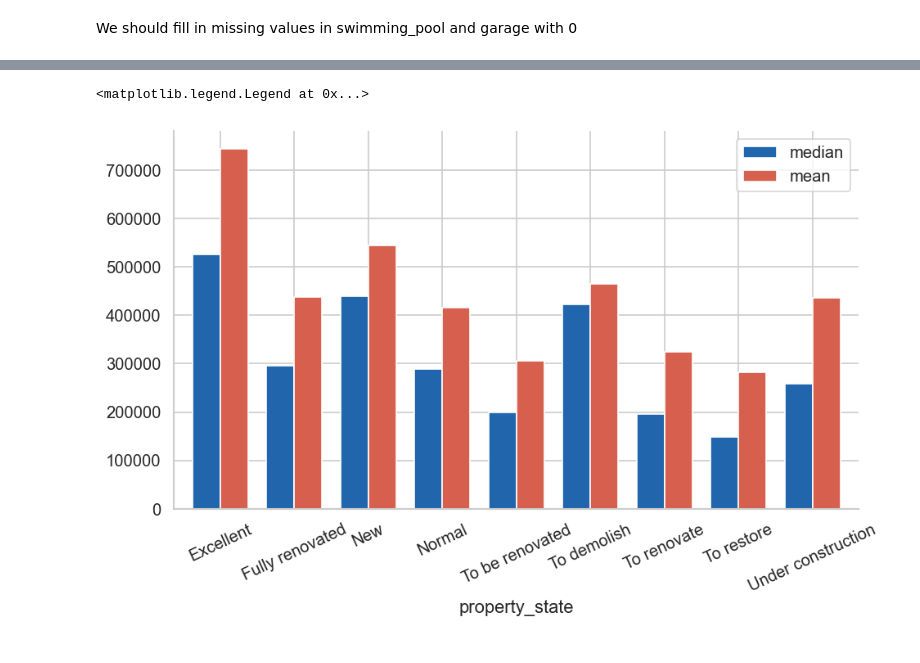
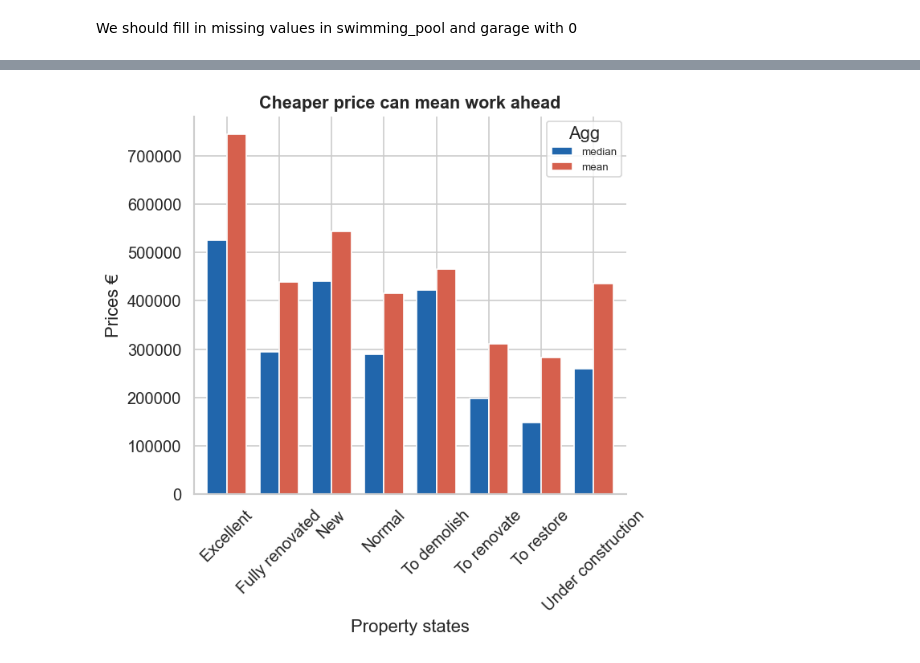
Before and after one commit to lienkt/immo-eliza-turtles-analysis, a Jupyter notebook: max_eploratory_work.ipynb, the cells around one changed output, grey strips where cells are left out. Cells and saved outputs as stored; diff of their text form; code cells hidden in the pictures.

Commit message:
Mostly more cleaning and a few graphs

```diff
--- a/max_eploratory_work.ipynb
+++ b/max_eploratory_work.ipynb
@@ -6,11 +8,20 @@ import seaborn as sns
 # %%
 df = pd.read_json("./data/cleaned/clean_dataframe.json")
+df["price"] = df["price"] // 100
 
-rows_to_Int64 = ["postcode", "price", "build_year", "bedroom_count", "livable_surface", "total_surface", "garage", "terrace", "swimming_pool", "energy_consumption_kWh/m2/year", "preschool_distance_m", "train_station_distance_m", "supermarket_distance_m"]
+cols_to_Int64 = ["postcode", "price", "build_year", "bedroom_count", "livable_surface", "total_surface", "garage", "terrace", "swimming_pool", "energy_consumption_kWh/m2/year", "preschool_distance_m", "train_station_distance_m", "supermarket_distance_m", "price_per_m2"]
 
-for row in rows_to_Int64:
-    if df[row].dtype == "float64":
-        df[row] = df[row].astype("Int64")
+for col in cols_to_Int64:
+    if df[col].dtype == "float64":
+        df[col] = df[col].astype("Int64")
 
+df['property_state'] = df['property_state'].replace('To be renovated', 'To renovate')
 #other option: pd.read_json(file_path, dtype={"postcode": "Int64", ...})
-df["price"] = df["price"] // 100
+# %%
+df = pd.read_json("./data/cleaned/clean_dataframe2.json")
+cols_to_Int64 = ["postcode", "price", "build_year", "bedroom_count", "livable_surface", "total_surface", "garage", "terrace", "swimming_pool", "energy_consumption_kWh/m2/year", "preschool_distance_m", "train_station_distance_m", "supermarket_distance_m", "price_per_m2"]
+
+for col in cols_to_Int64:
+    if df[col].dtype == "float64":
+        df[col] = df[col].astype("Int64")
+df.info()
@@ -232,11 +146,13 @@ Length: 10, dtype: str
 # %%
 property_state = df.groupby('property_state', observed=True)["price"].agg(["count", "median", "mean"])
 # %%
-property_state[["median", "mean"]].plot(kind='bar', color=PALETTE, edgecolor='white',
-               width=0.75, rot=25)
-axes[1, 0].set_title('Grouped Bar — compare absolute values')
-axes[1, 0].set_ylabel('Prices €')
-axes[1, 0].legend(title='Agg', fontsize=8)
+fig, ax = plt.subplots(figsize=(6, 6))
+property_state[["median", "mean"]].plot(kind='bar', ax=ax, color=PALETTE, edgecolor='white', width=0.75, rot=45)
+
+ax.set_title('Cheaper price can mean work ahead')
+ax.set_ylabel('Prices €')
+ax.set_xlabel('Property states')
+ax.legend(title='Agg', fontsize=8)
+plt.tight_layout()
 # %% [output]
-<matplotlib.legend.Legend at 0x...>
-[figure, old version]
+[figure, new version]
```
Also changed, not shown: parts of 33 cells of this notebook, 5 other files.
